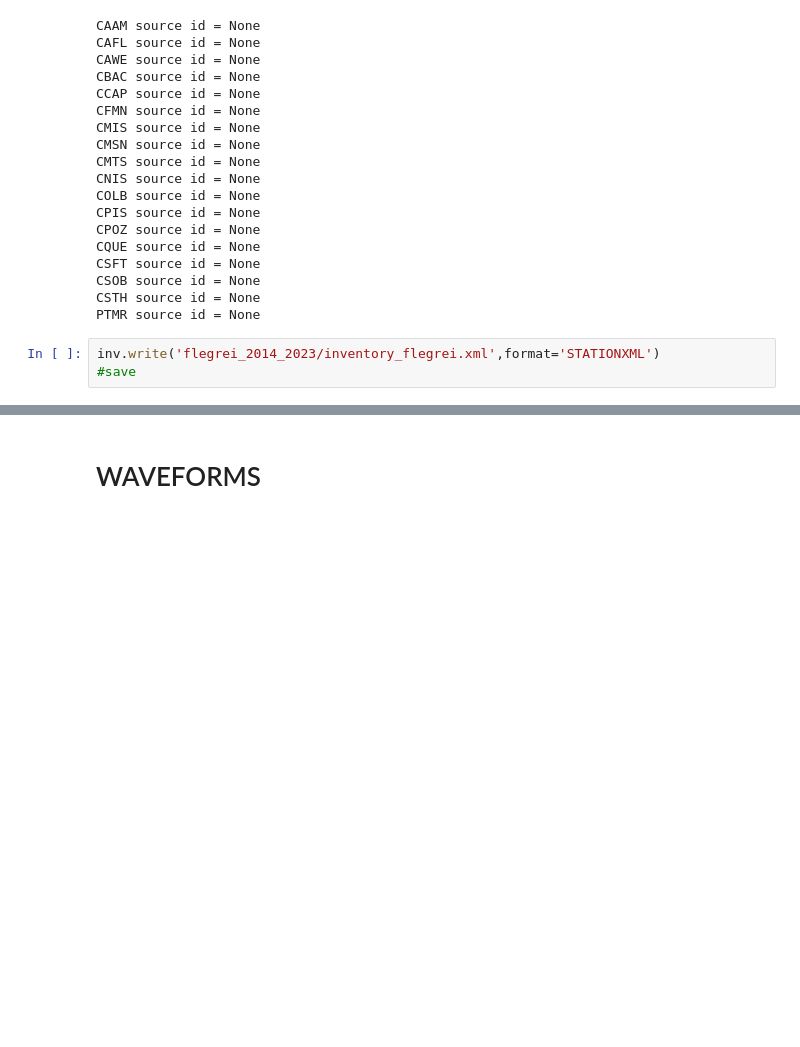
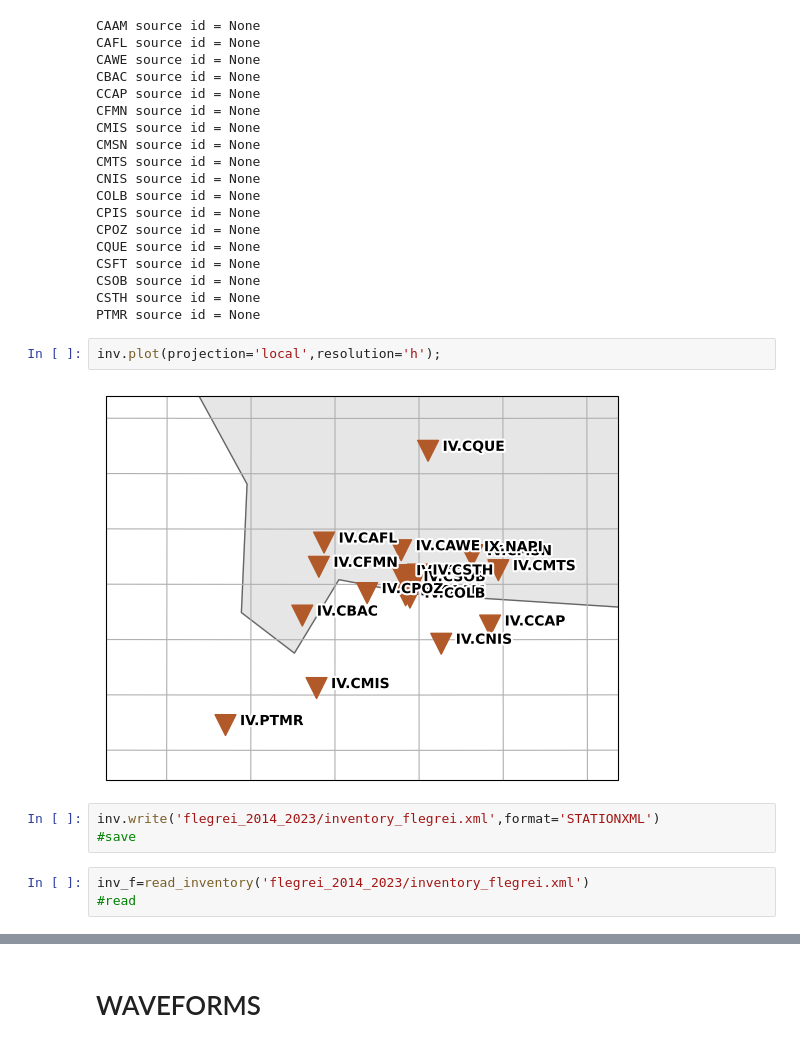
Before and after one commit to giacomorapagnani/seis, a Jupyter notebook: obspy_data_download.ipynb, the cells around one changed output, grey strips where cells are left out. Drawn from its saved outputs; the diff is of its cells as text; blank space fills up the shorter version.

```diff
--- a/obspy_data_download.ipynb
+++ b/obspy_data_download.ipynb
@@ -157,5 +157,11 @@ CSFT source id = None
 CSOB source id = None
 CSTH source id = None
 PTMR source id = None
+# %%
+inv.plot(projection='local',resolution='h');
+# %% [output]
+[figure, added]
 # %%
 inv.write('flegrei_2014_2023/inventory_flegrei.xml',format='STATIONXML')                        #save
+# %%
+inv_f=read_inventory('flegrei_2014_2023/inventory_flegrei.xml')                                 #read
```
Also changed, not shown: parts of 8 cells of this notebook, 1 other file.
